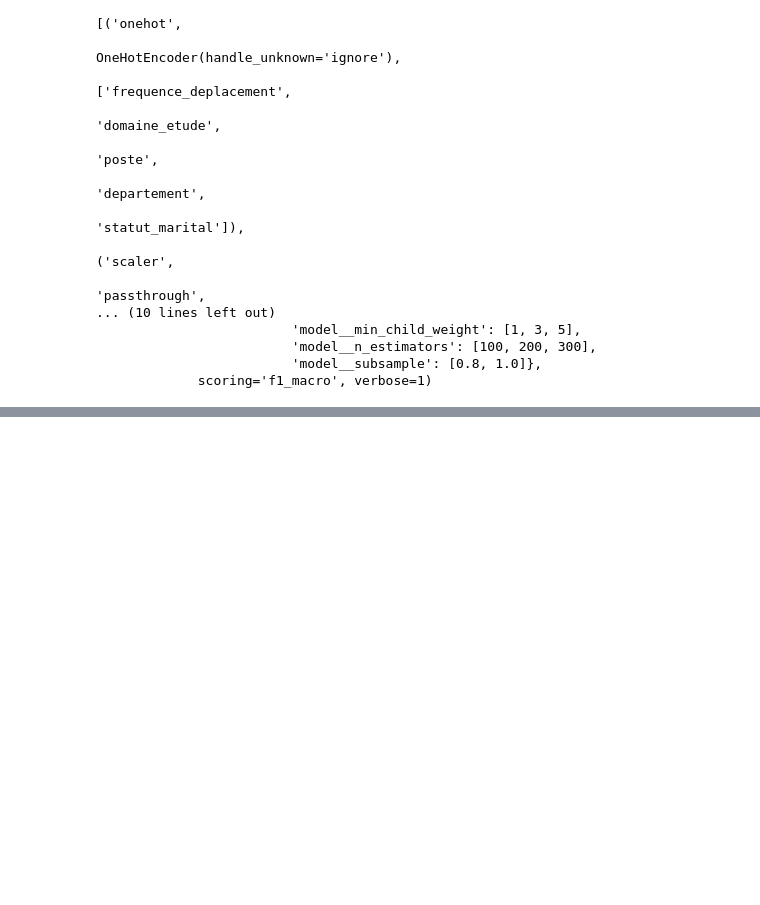
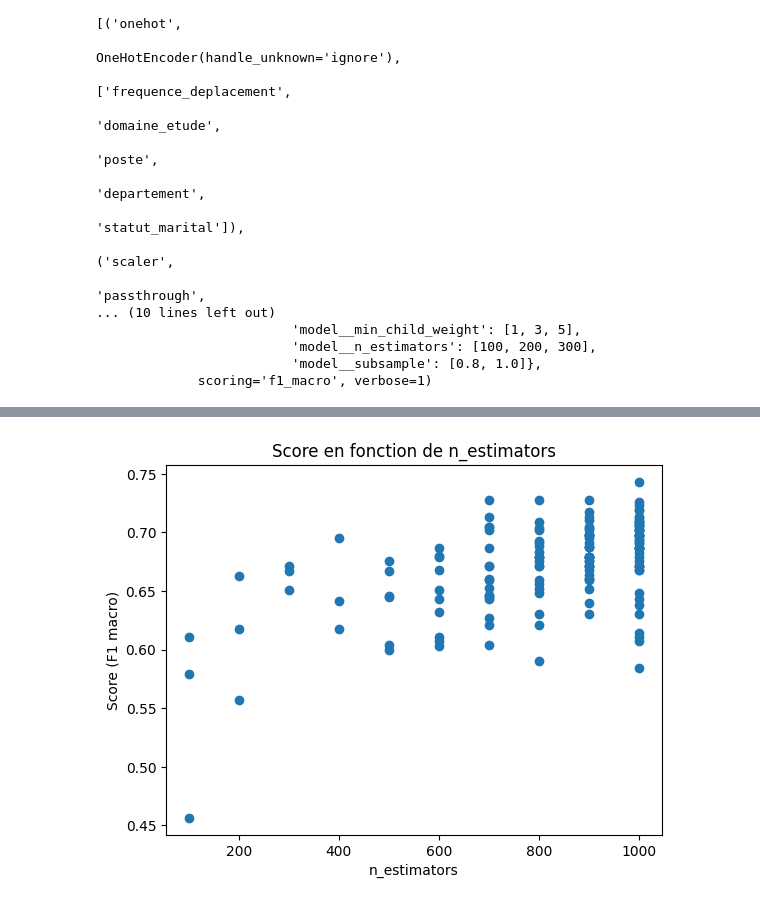
Before and after one commit to Soct/formation_OC, a Jupyter notebook: projet_4/P3_1_Modelisation_optimisation.ipynb, the cells around one changed output, grey strips where cells are left out. Saved outputs shown, nothing was run; the diff lists cells and outputs as text; code cells hidden in the pictures; blank space fills up the shorter version.

```diff
--- a/projet_4/P3_1_Modelisation_optimisation.ipynb
+++ b/projet_4/P3_1_Modelisation_optimisation.ipynb
@@ -159,0 +245,32 @@ explainer = shap.TreeExplainer(best_xgb_model)
+# %%
+print("\n--- Démarrage de l'optimisation Optuna ---")
+
+# On crée une "étude".
+# direction="maximize" car nous voulons maximiser le f1.
+study = optuna.create_study(direction="maximize")
+
+# On lance l'optimisation !
+# Optuna va appeler la fonction 'objective' 50 fois (n_trials=50)
+study.optimize(lambda trail: objective(trail, X, y), n_trials=150)
+
+# --- ÉTAPE 4 : Afficher les résultats ---
+
+print("\n--- Optimisation terminée ---")
+print(f"Nombre d'essais terminés : {len(study.trials)}")
+
+print("Meilleur essai :")
+best_trial = study.best_trial
+
+### CHANGEMENT : Le label affiche F1-Score ###
+print(f"Valeur (F1-Score Macro) : {best_trial.value:.4f}")
+
+print("Meilleurs Hyperparamètres :")
+for key, value in best_trial.params.items():
+    print(f"{key}: {value}")
+
+scores = [trial.value for trial in study.trials]
+
+# Calculer l'écart type
+ecart_type = np.std(scores)
+
+print(f"Écart type des scores : {ecart_type}")
@@ -159,0 +337,13 @@ explainer = shap.TreeExplainer(best_xgb_model)
+# %%
+df_trials = study.trials_dataframe()
+
+# Tracer le scatter plot
+plt.scatter(df_trials['params_n_estimators'], df_trials['value'])
+plt.xlabel('n_estimators')
+plt.ylabel('Score (F1 macro)')
+plt.title('Score en fonction de n_estimators')
+plt.show()
+
+#calculer moyenne f score / théoreme central limite
+# %% [output]
+[figure, added]
```
Also changed, not shown: parts of 17 cells of this notebook, 1 other file.
